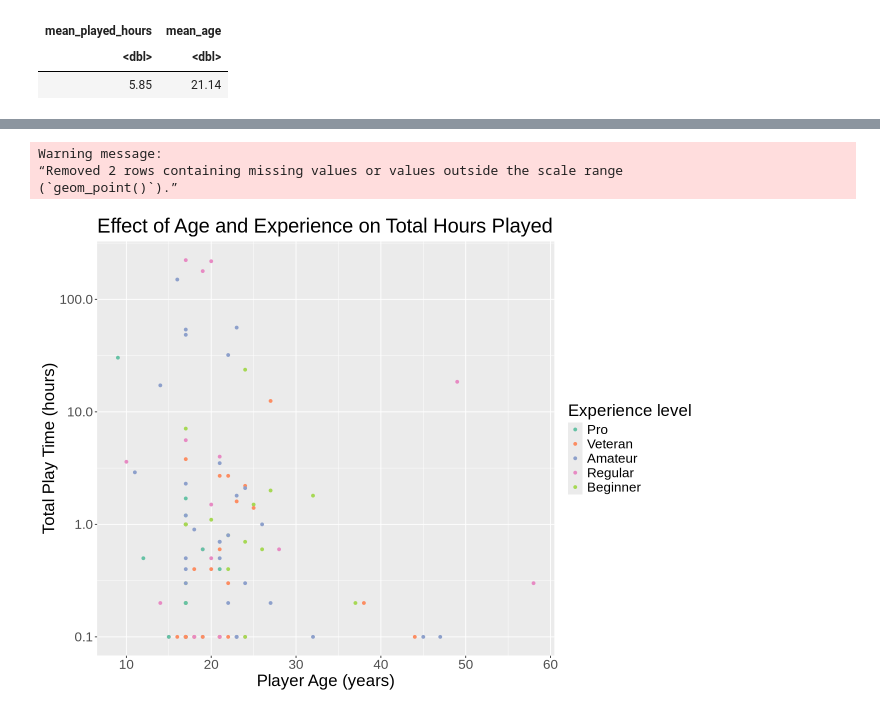
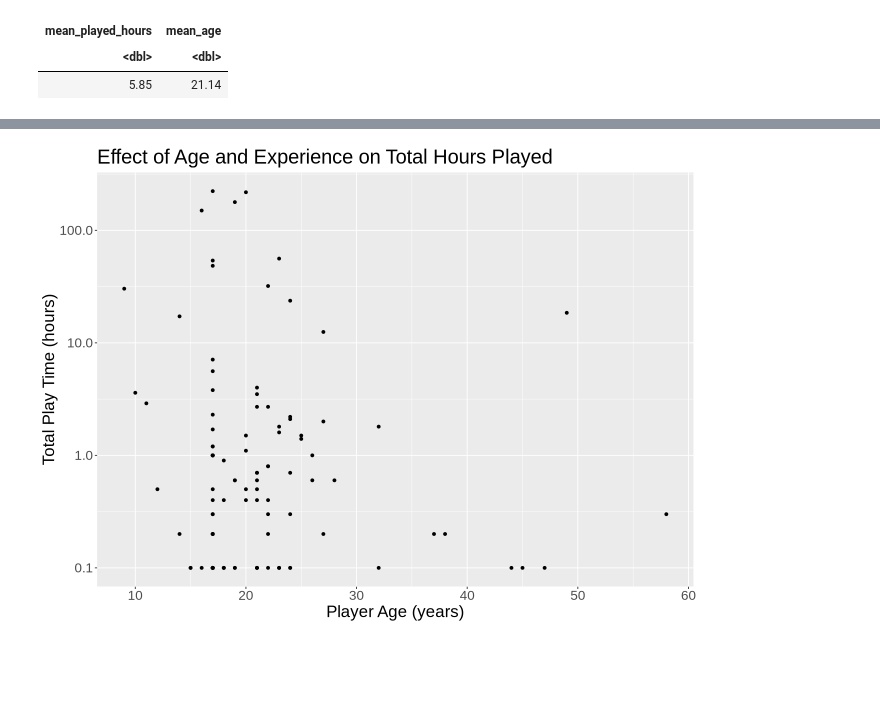
Before and after one commit to elisdale/videogame_ds_project, a Jupyter notebook: videogame_ds_planning.ipynb, the cells around one changed output, grey strips where cells are left out. Drawn from its saved outputs; the diff is of its cells as text; code cells hidden in the pictures; blank space fills up the shorter version.

Commit message:
Added graphs and editted word count
Added new visualizations and any further analysis and insights received from them

```diff
--- a/videogame_ds_planning.ipynb
+++ b/videogame_ds_planning.ipynb
@@ -56,10 +71,0 @@ After looking at some of the data, it appears that some data could use more spec
-# %%
-players_data <- players_data |>
-  mutate(gender = as_factor(gender),
-         experience = as_factor(experience))
-players_data
-
-sessions_data <- sessions_data |>
-  mutate(start_time = as_datetime(start_time),
-         end_time = as_datetime(end_time))
-sessions_data
@@ -121,0 +109,5 @@ The sessions.csv contains information about individual play sessions for each pl
+# %%
+players_data <- players_data |>
+  filter(played_hours > 0) |>
+  filter(!is.na(Age))
+players_data
@@ -122,22 +125,15 @@ The sessions.csv contains information about individual play sessions for each pl
 # %%
 options(repr.plot.width = 11, repr.plot.height = 8)
 
-no_zeroes <- players_data |>
-  filter(played_hours > 0)
-
-age_experience_effect <- no_zeroes |>
-  ggplot(aes(x = Age, y = played_hours, color = experience)) +
+age_experience_effect <- players_data |>
+  ggplot(aes(x = Age, y = played_hours)) +
          geom_point() +
          labs(x = "Player Age (years)",
               y = "Total Play Time (hours)",
-              color = "Experience level",
               title = "Effect of Age and Experience on Total Hours Played") +
          scale_y_log10(labels = comma) +
          scale_color_brewer(palette = "Set2") +
          theme(text = element_text(size = 20))
-possible_trend
+age_experience_effect
 # %% [output]
-Warning message:
-“Removed 2 rows containing missing values or values outside the scale range
-(`geom_point()`).”
-[figure, old version]
+[figure, new version]
```
Also changed, not shown: parts of 18 cells of this notebook.
